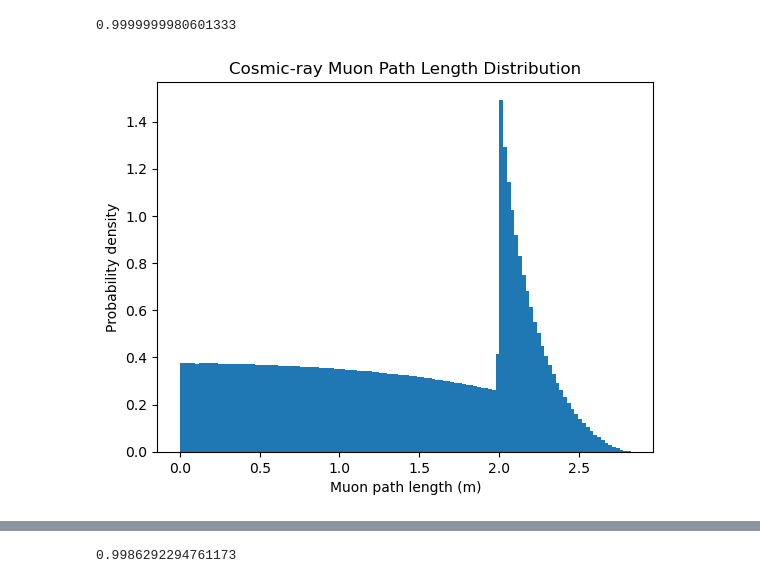
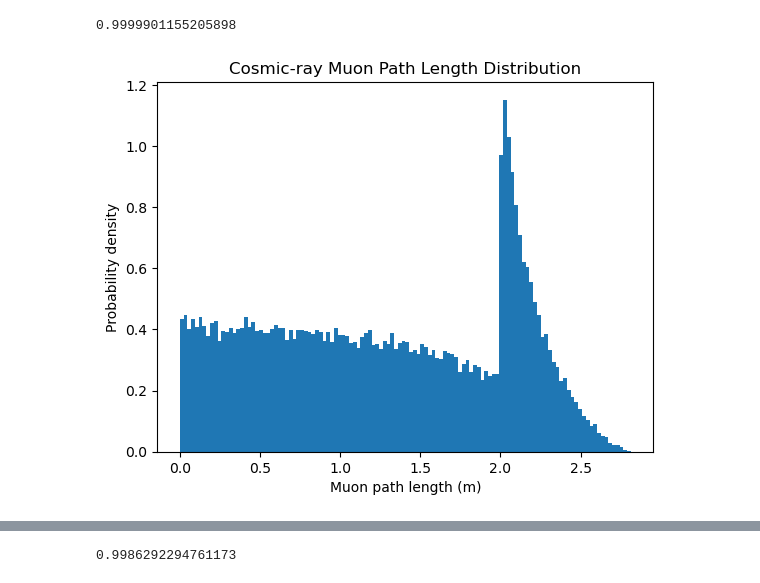
Before and after one commit to villano-lab/NaI_Array_Firmware, a Jupyter notebook: test_firmwares/TrigTest7/data_analysis/Analysis_Notebook/muon_gpt.ipynb, the cells around one changed output, grey strips where cells are left out. Drawn from its saved outputs; the diff is of its cells as text; code cells hidden in the pictures.

```diff
--- a/test_firmwares/TrigTest7/data_analysis/Analysis_Notebook/muon_gpt.ipynb
+++ b/test_firmwares/TrigTest7/data_analysis/Analysis_Notebook/muon_gpt.ipynb
@@ -8,7 +8,7 @@ import matplotlib.pyplot as plt
 R = 1.0
 H = 2
 a = 1.3 #cos^a muon distribution
-N = 100_000_000  #Number of events -  easily scalable to 10M+
+N = 100_000  #Number of events -  easily scalable to 10M+
 
 # ----------------------------
 # Entry points (top surface)
@@ -60,32 +60,32 @@ t_side = np.where((t1 > 0), t1, t2) #discards points where muon passes through i
 
 # ----------------------------
 # Bottom cap intersection
 # ----------------------------
 t_bottom = (-H/2 - z0)/vz #descibes the time/length to the bottom of the detector
 t_bottom[t_bottom <= 0] = np.nan #discards negative times so only solutions are the ones actually hitting the bottom of the detector
 
 # ----------------------------
 # Choose first exit
 # ----------------------------
 t_exit = np.nanmin(np.vstack([t_side, t_bottom]), axis=0) #picks the smallest real number of time to bottom or side, since it really only hits one even though we used infinite planes
 
 # path lengths
 
 vnorm = np.sqrt(vx**2 + vy**2 + vz**2) #redundant calculation?
 
 lengths = t_exit * vnorm #redundant calculation?
 
 # remove NaNs
 lengths = lengths[np.isfinite(lengths)] #removes discarded values from plot and infinite lengths when for example theta=0
 # ----------------------------
 # Histogram
 # ----------------------------
 plt.hist(lengths, bins=120, density=True) #Plots probability density function of lengths travelled
 plt.yscale('linear')
 plt.xlabel("Muon path length (m)")
 plt.ylabel("Probability density")
 plt.title("Cosmic-ray Muon Path Length Distribution")
 plt.show()
 # %% [output]
-0.9999999980601333
+0.9999901155205898
-[figure, old version]
+[figure, new version]
```
Also changed, not shown: parts of 1 cell of this notebook, 1 other file.
